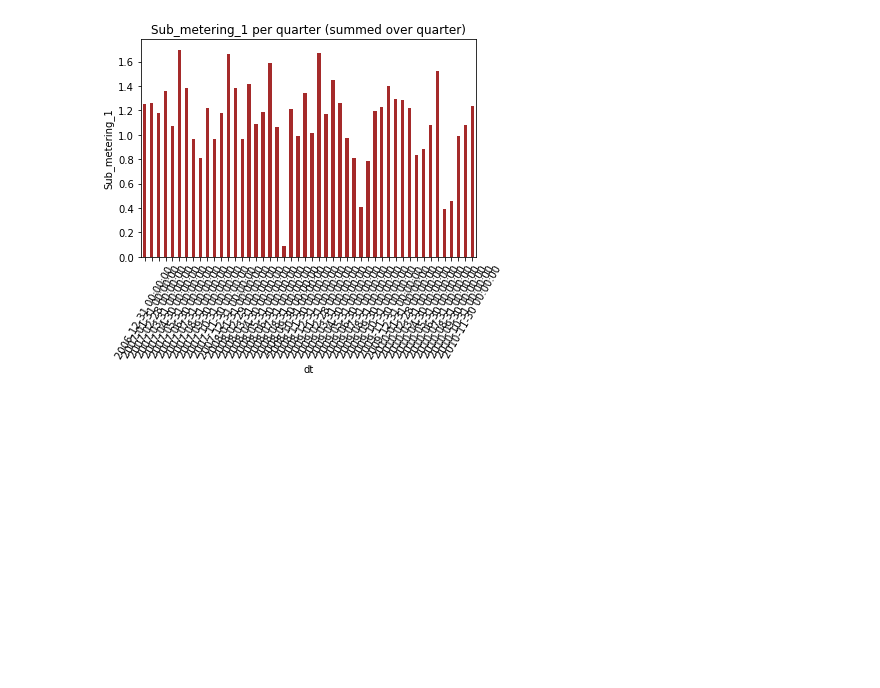
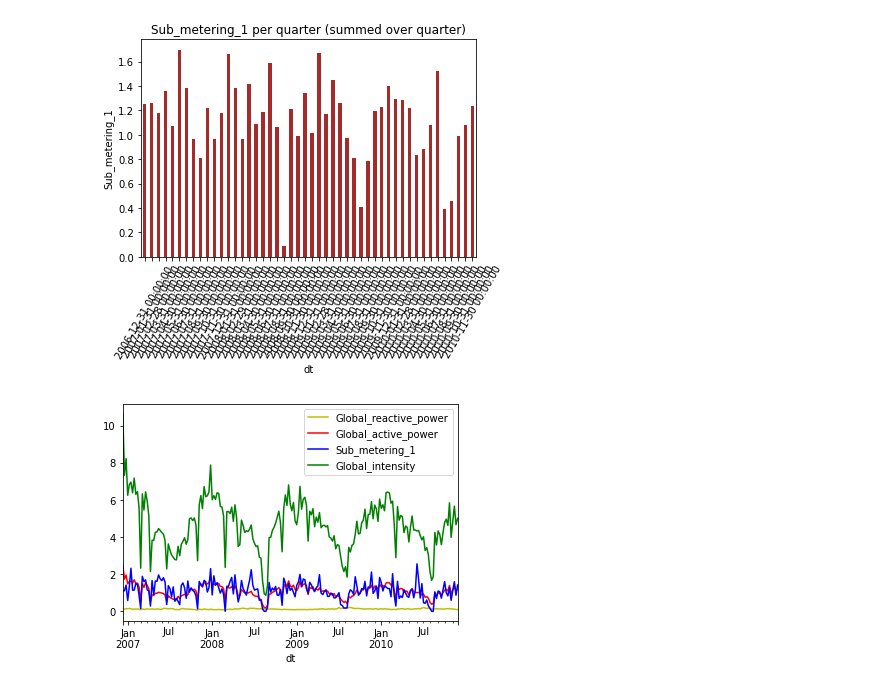
Before and after one commit to HarmanBhutani/ML_projects, a Jupyter notebook: Individual_household_electric_power_consumption.ipynb, the cells around one changed output. Saved outputs shown, nothing was run; the diff lists cells and outputs as text; code cells hidden in the pictures; blank space fills up the shorter version.

```diff
--- a/Individual_household_electric_power_consumption.ipynb
+++ b/Individual_household_electric_power_consumption.ipynb
@@ -238,0 +251,8 @@ plt.show()
+# %%
+df.Global_reactive_power.resample('W').mean().plot(color='y', legend=True)
+df.Global_active_power.resample('W').mean().plot(color='r', legend=True)
+df.Sub_metering_1.resample('W').mean().plot(color='b', legend=True)
+df.Global_intensity.resample('W').mean().plot(color='g', legend=True)
+plt.show()
+# %% [output]
+[figure, added]
```
Also changed, not shown: parts of 6 cells of this notebook.
